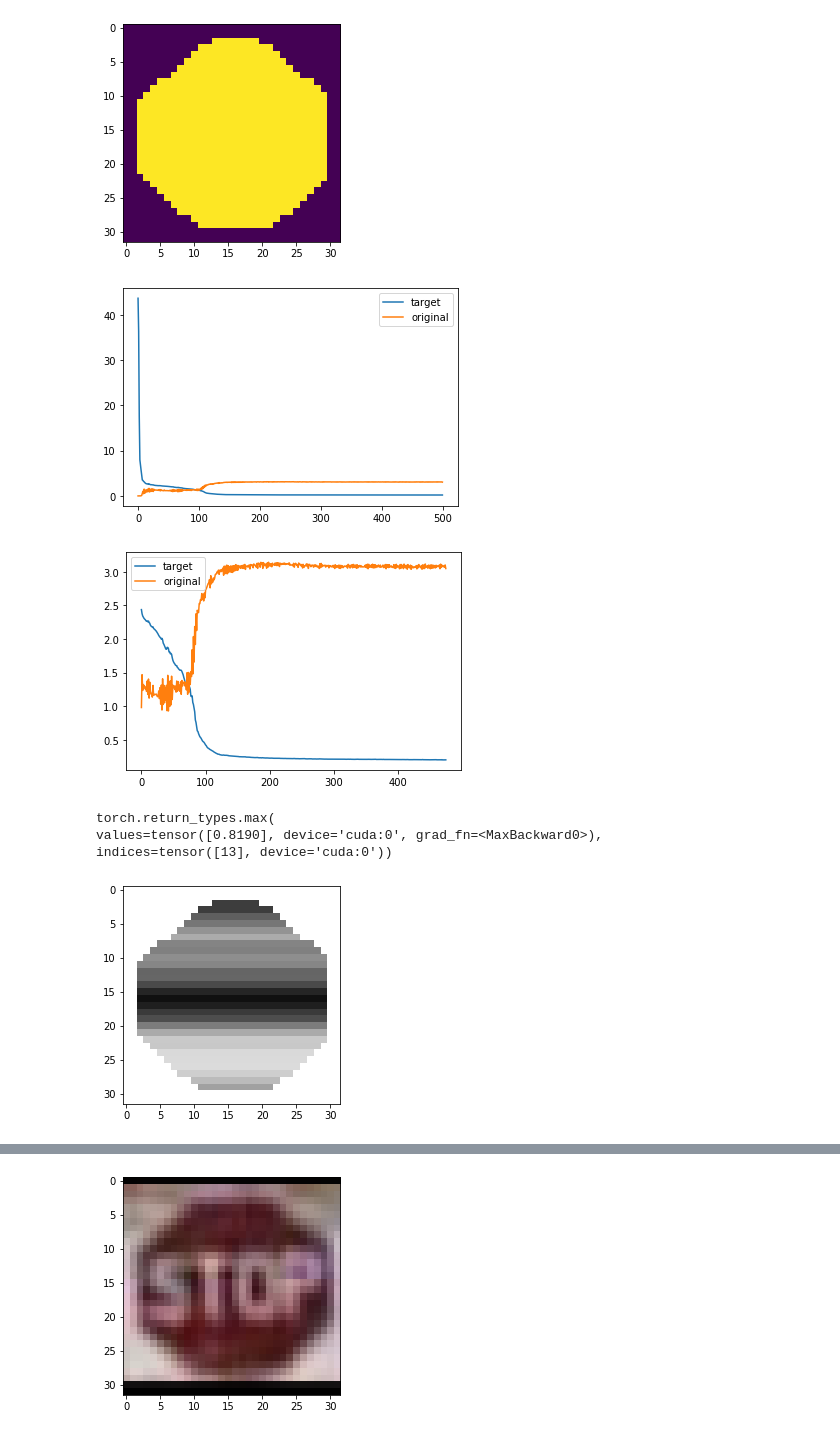
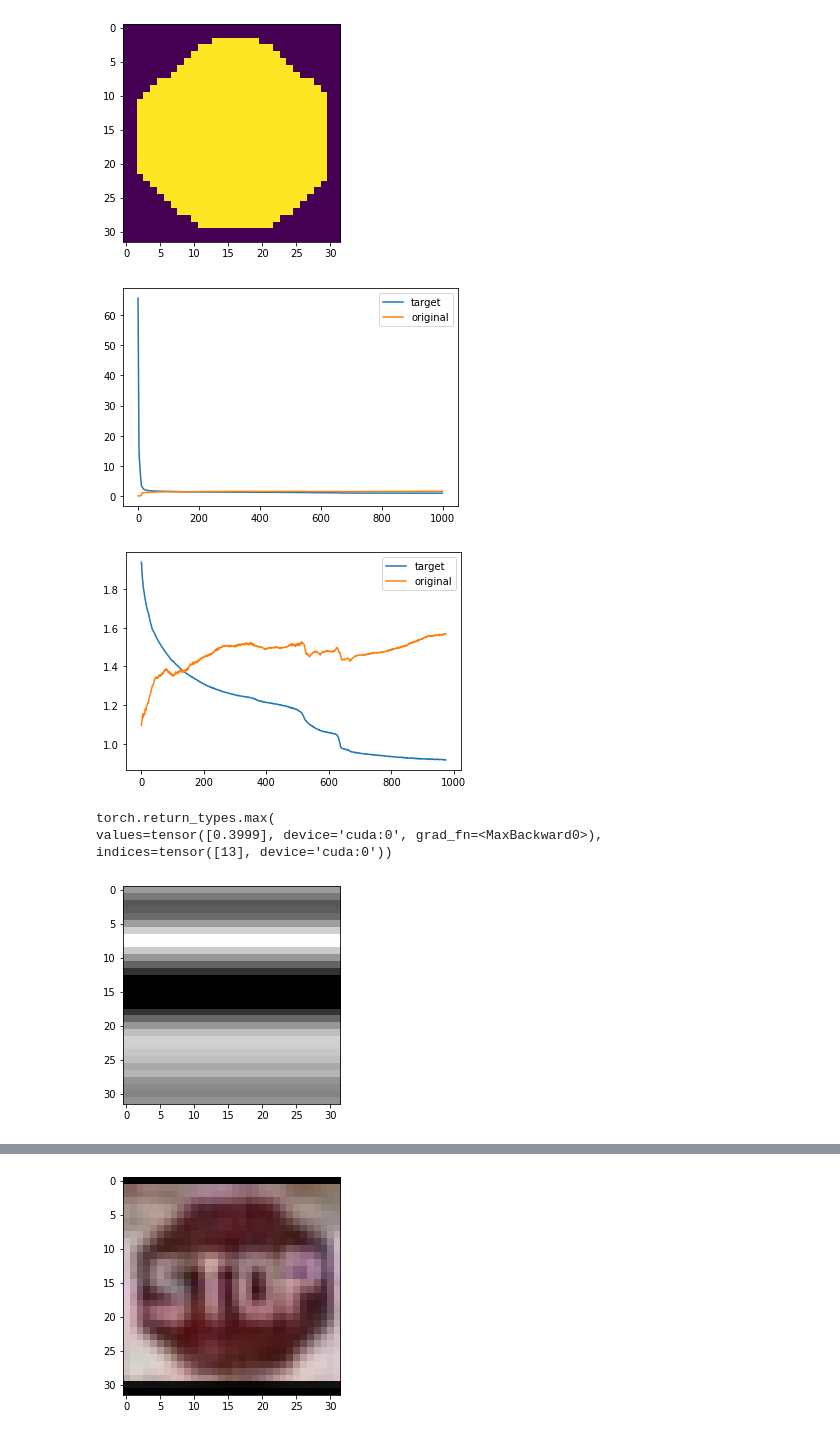
Before and after one commit to earlence-security/invis-perturbations, a Jupyter notebook: experiments.ipynb, the cells around one changed output, grey strips where cells are left out. Cells and saved outputs as stored; diff of their text form; code cells hidden in the pictures.

Commit message:
added gamma correction to adv example

```diff
--- a/experiments.ipynb
+++ b/experiments.ipynb
@@ -119,6 +119,7 @@ imshow(input_ime.cpu())
 input_im = ite[0][ite[1] == 14][2].unsqueeze(0)
 # %%
 classidx = 14 #or 34 for left turn
+targidx = 13 #yield
 o_class = classes[classidx]
 print(o_class)
 print(classidx)
@@ -204,12 +205,12 @@ lay.weight.data = torch.full([1,1,5,1], .2, requires_grad=True, dtype=torch.floa
 lay.bias.data = torch.zeros(1, requires_grad=True, dtype=torch.float, device=device)
 
 #Target and original class labels
-target = torch.tensor([13], dtype=torch.long, device=device) #Speed Limit 50
+target = torch.tensor([targidx], dtype=torch.long, device=device) #Yield
 orig = torch.tensor([classidx], dtype=torch.long, device=device)
 
 
 lr = 1e-1
-n_epochs = 500
+n_epochs = 1000
 optimizer = optim.SGD([w], lr=lr)
 loss_fn = nn.CrossEntropyLoss()
 # %%
@@ -226,8 +227,8 @@ for epoch in range(n_epochs):
     #new_w = .5 * (oot + 1) #Method using Sin, does not work, no gradients
     gy = lay(new_w)             #Convolution of ft and the shutter
     gy_mask = gy * mask
-    gy_mask = gy_mask + (1 - mask)
-    inp = (input_im + .5) * (gy_mask) - 0.5         #gy is broadcasted to match the shape of input_im
+    #gy_mask = gy_mask + (1 - mask)
+    inp = (input_im + .5) + (gamma_correction(input_im[0], 0.4) - input_im)*(gy_mask) - 0.5         #gy is broadcasted to match the shape of input_im
     out = model(inp)
 
     #Calculate Loss
@@ -246,14 +247,14 @@ plt.plot(origloss, label="original")
 plt.legend()
 plt.show()
 # %% [output]
-[figure, old version]
+[figure, new version]
 # %%
 plt.plot(targloss[25:], label="target")
 plt.plot(origloss[25:], label="original")
 plt.legend()
 plt.show()
 # %% [output]
-[figure, old version]
+[figure, new version]
 # %%
 lay2 = torch.nn.Softmax(dim=1)
 prob = lay2(out)
@@ -261,11 +262,11 @@ prob = lay2(out)
 prob.max(1)
 # %% [output]
 torch.return_types.max(
-values=tensor([0.8190], device='cuda:0', grad_fn=<MaxBackward0>),
+values=tensor([0.3999], device='cuda:0', grad_fn=<MaxBackward0>),
 indices=tensor([13], device='cuda:0'))
 # %%
 test = torch.ones([1,3,32,32], device=device)
-test = test * (gy_mask + c)
+test = test * (gy)
 imshow(test[0].detach().cpu() - .5)
 # %% [output]
-[figure, old version]
+[figure, new version]
```
Also changed, not shown: parts of 9 cells of this notebook, 1 other file.
